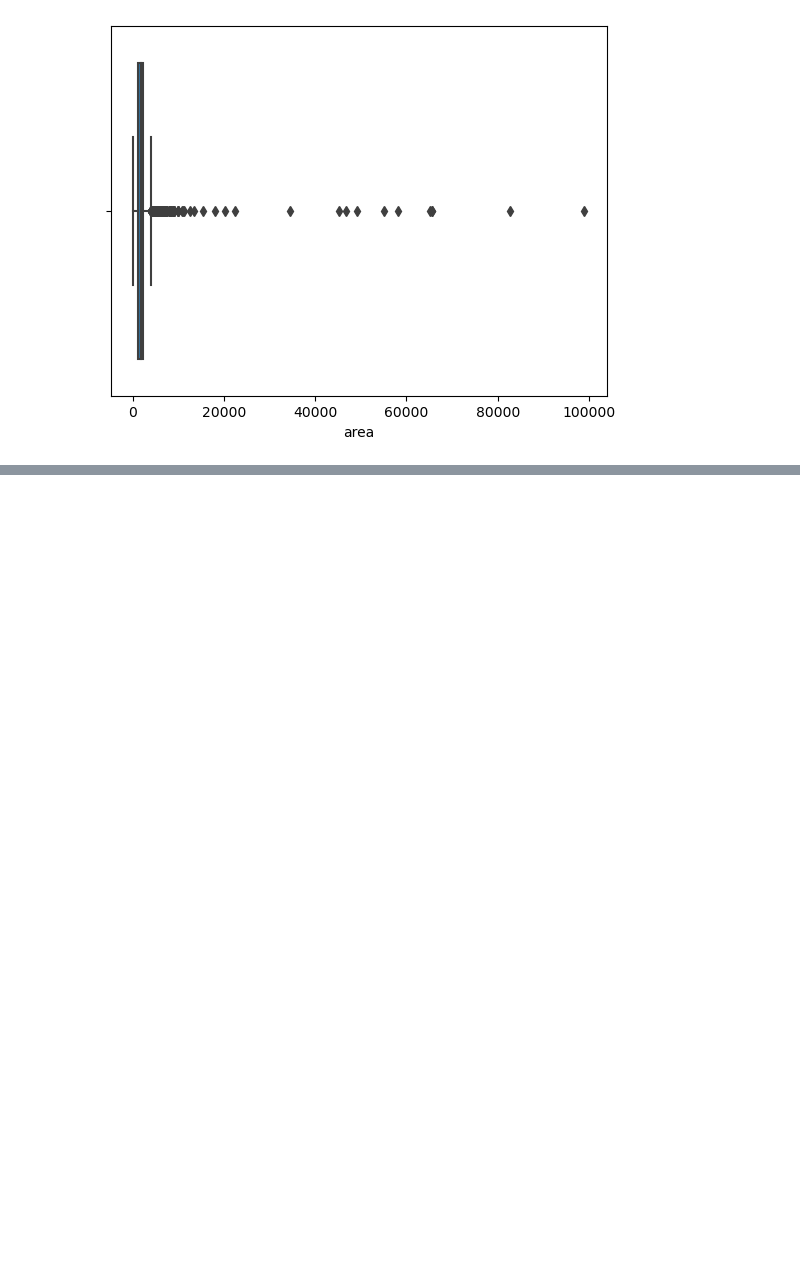
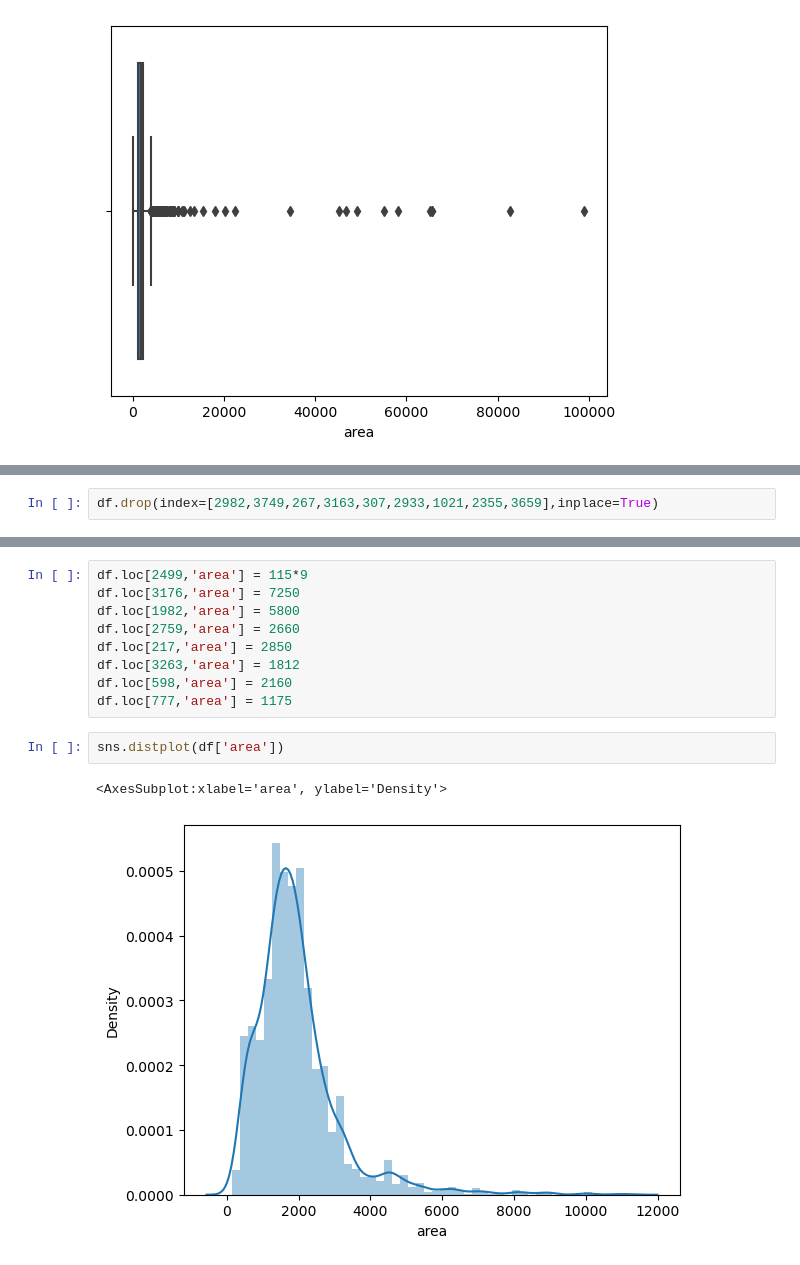
Before and after one commit to Dishantkharkar/HomeFindr_project, a Jupyter notebook: Gurugram/Outliers Treatment/Outliers_Treatment.ipynb, the cells around one changed output, grey strips where cells are left out. Cells and saved outputs as stored; diff of their text form; blank space fills up the shorter version.

```diff
--- a/Gurugram/Outliers Treatment/Outliers_Treatment.ipynb
+++ b/Gurugram/Outliers Treatment/Outliers_Treatment.ipynb
@@ -326,3 +327,5 @@ df[df['area'] > 10000].sort_values('area',ascending=False)
 | 1839 | house | independent | sector 43 | 27.50 | 24366.0 | 11286.0 | Plot area 1254(1048.5 sq.m.) | 6.0 | 7.0 | ... |
 | 613 | flat | m3m golfestate | sector 65 | 13.20 | 12000.0 | 11000.0 | Carpet area: 11000 (1021.93 sq.m.) | 4.0 | 4.0 | ... |
 | 707 | house | independent | sohna road road | 5.50 | 5093.0 | 10799.0 | Plot area 1200(1003.35 sq.m.)Buil... | 3.0 | 3.0 | ... |
+# %%
+df.drop(index=[2982,3749,267,3163,307,2933,1021,2355,3659],inplace=True)
@@ -328,0 +347,14 @@ df[df['area'] > 10000].sort_values('area',ascending=False)
+# %%
+df.loc[2499,'area'] = 115*9
+df.loc[3176,'area'] = 7250
+df.loc[1982,'area'] = 5800
+df.loc[2759,'area'] = 2660
+df.loc[217,'area'] = 2850
+df.loc[3263,'area'] = 1812
+df.loc[598,'area'] = 2160
+df.loc[777,'area'] = 1175
+# %%
+sns.distplot(df['area'])
+# %% [output]
+<AxesSubplot:xlabel='area', ylabel='Density'>
+[figure, added]
```
Also changed, not shown: parts of 53 cells of this notebook, 2 other files.
